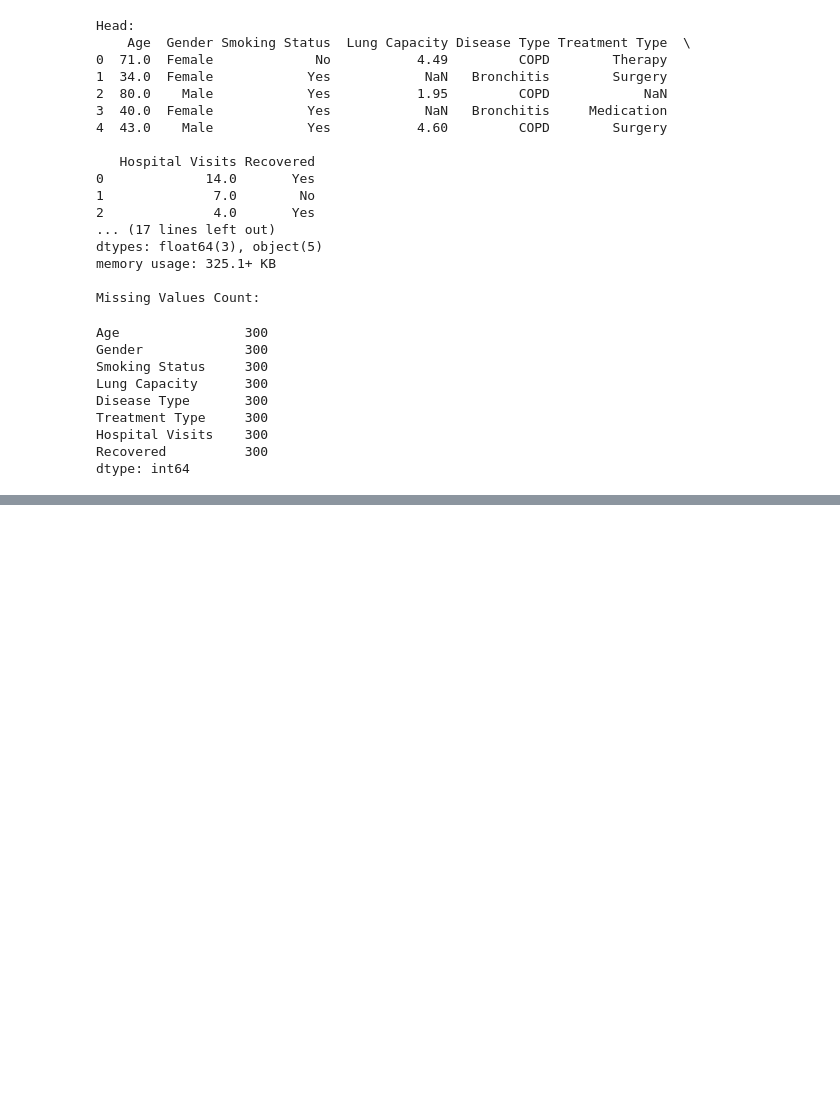
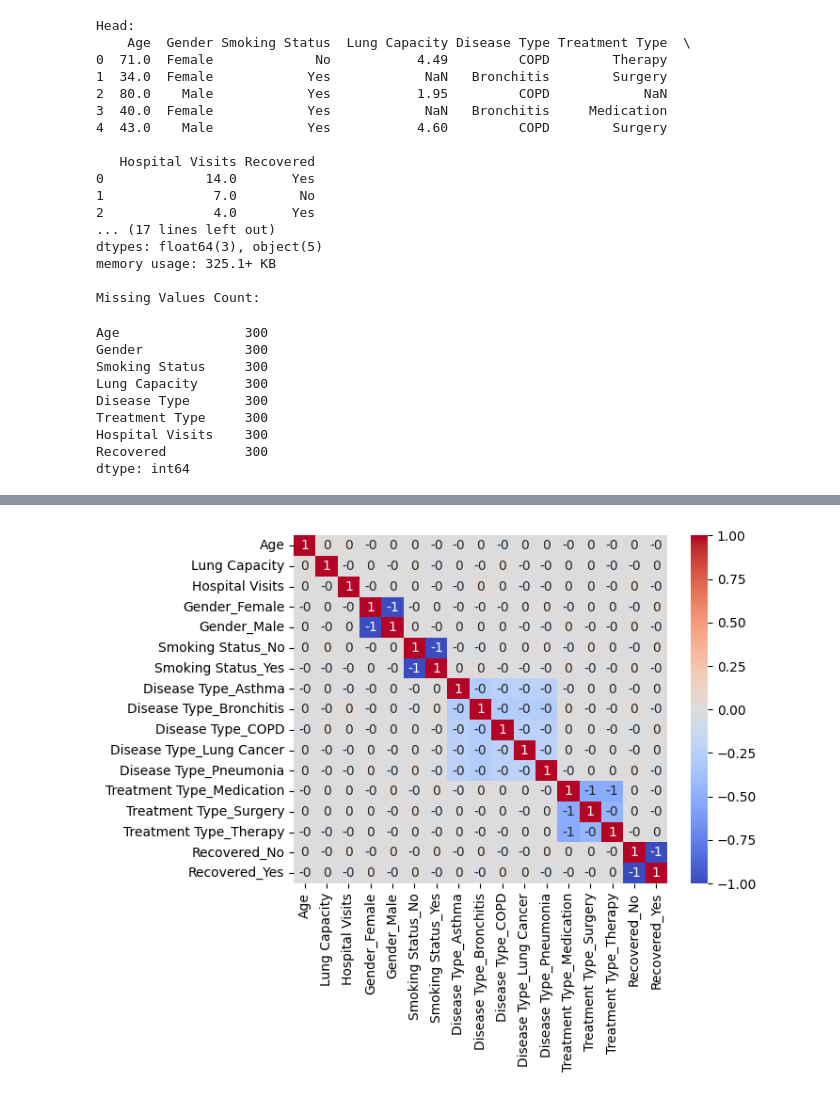
Before and after one commit to MacielMiguel/Quantum-Computing, a Jupyter notebook: lung_diseases.ipynb, the cells around one changed output, grey strips where cells are left out. Drawn from its saved outputs; the diff is of its cells as text; code cells hidden in the pictures; blank space fills up the shorter version.

```diff
--- a/lung_diseases.ipynb
+++ b/lung_diseases.ipynb
@@ -131,3 +127,9 @@ df
+# %%
+corr = df.corr()
+sns.heatmap(corr, annot=True, cmap='coolwarm', fmt=".0f")
+plts.show()
+# %% [output]
+[figure, added]
 # %%
 cols_boolean = ['Gender_Female', 'Gender_Male', 'Smoking Status_No', 'Smoking Status_Yes',
                 'Disease Type_Asthma', 'Disease Type_Bronchitis', 'Disease Type_COPD',
```
Also changed, not shown: parts of 14 cells of this notebook.
